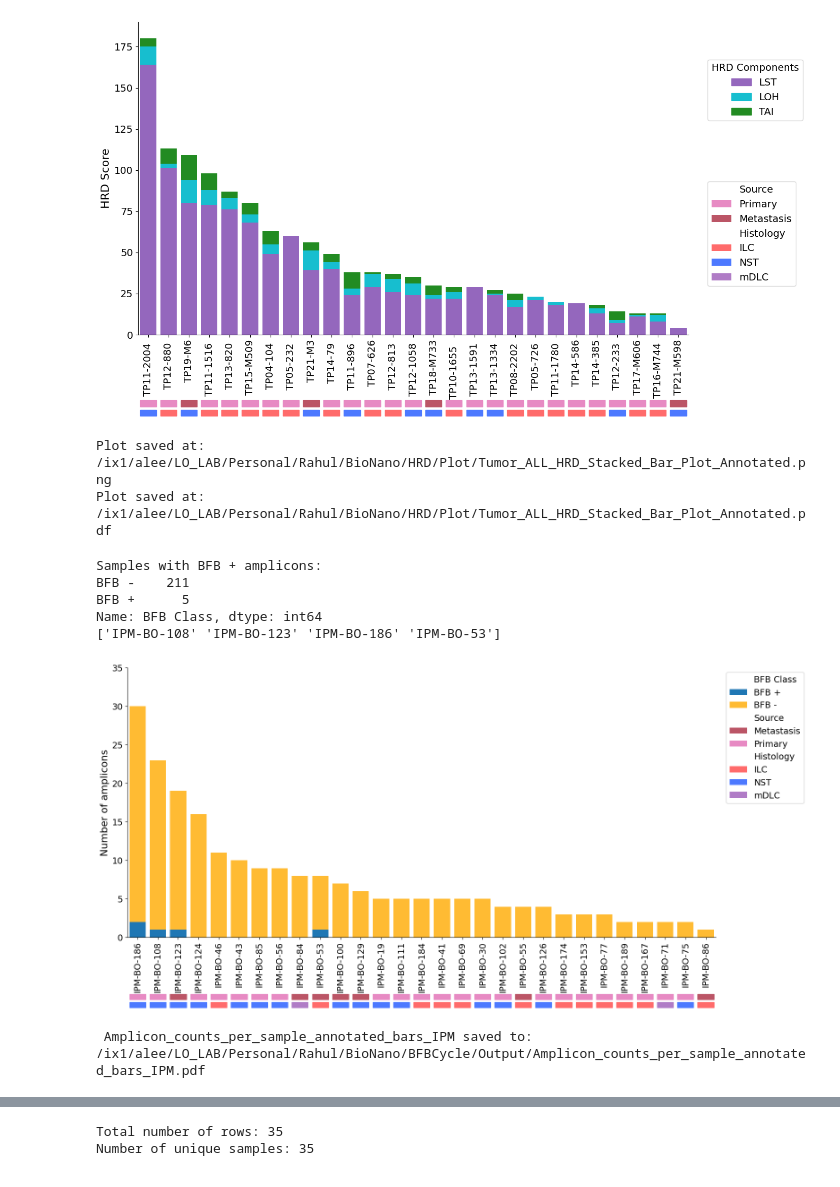
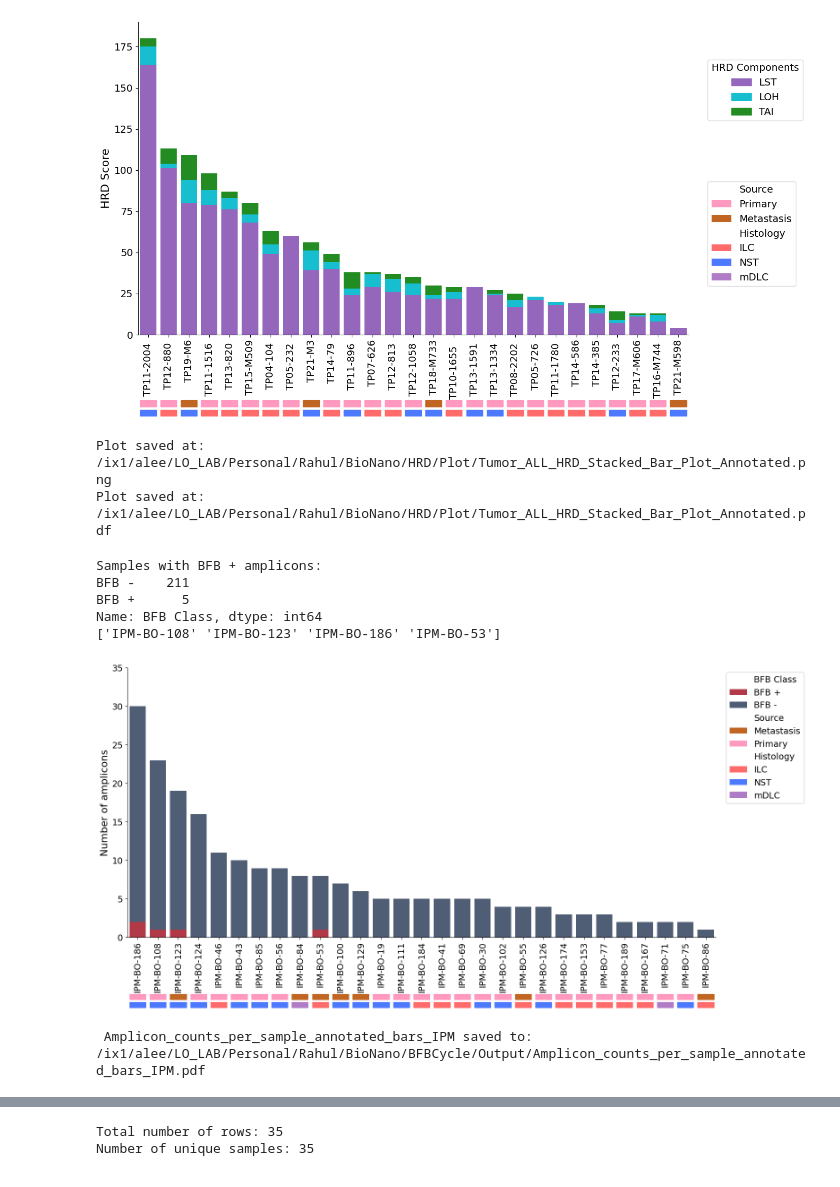
Before and after one commit to leeoesterreich/rak373, a Jupyter notebook: BioNano/Final_Figure/Figure4/Figure4.ipynb, the cells around one changed output, grey strips where cells are left out. Cells and saved outputs as stored; diff of their text form; code cells hidden in the pictures.

Commit message:
Update Final Figure 3 folder and Figure 4 notebook

```diff
--- a/BioNano/Final_Figure/Figure4/Figure4.ipynb
+++ b/BioNano/Final_Figure/Figure4/Figure4.ipynb
@@ -26,9 +26,10 @@ df = df.sort_values("Total", ascending=False).reset_index(drop=True)
 
 # Create color maps for Source and Histology
 source_colors = {
-    "Metastasis": "#BB5566",
-    "Primary": "#E78AC3"
+    "Metastasis": "#C16622",
+    "Primary": "#FF99BF"
 }
+
 
 histology_colors = {"ILC": "#FF6B6B", "NST": "#4D79FF", "mDLC": "#B07CC6"}
 
@@ -153,8 +154,8 @@ df = df.sort_values("Total", ascending=False).reset_index(drop=True)
 
 # Create color maps for Source and Histology
 source_colors = {
-    "Metastasis": "#BB5566",
-    "Primary": "#E78AC3"
+    "Metastasis": "#C16622",
+    "Primary": "#FF99BF"
 }
 
 histology_colors = {"ILC": "#FF6B6B", "NST": "#4D79FF", "mDLC": "#B07CC6"}
@@ -249,7 +250,7 @@ plt.show()
 print(f"Plot saved at: {png_file}")
 print(f"Plot saved at: {pdf_file}")
 # %% [output]
-[figure, old version]
+[figure, new version]
 Plot saved at: /ix1/alee/LO_LAB/Personal/Rahul/BioNano/HRD/Plot/Tumor_ALL_HRD_Stacked_Bar_Plot_Annotated.png
 Plot saved at: /ix1/alee/LO_LAB/Personal/Rahul/BioNano/HRD/Plot/Tumor_ALL_HRD_Stacked_Bar_Plot_Annotated.pdf
 # %%
@@ -287,8 +288,8 @@ print(bfb_positive_samples)
 
 # === Color maps ===
 source_colors = {
-    "Metastasis": "#BB5566",
-    "Primary": "#E78AC3"
+    "Metastasis": "#C16622",
+    "Primary": "#FF99BF"
 }
 
 histology_colors = {"ILC": "#FF6B6B", "NST": "#4D79FF", "mDLC": "#B07CC6"}
@@ -310,8 +311,8 @@ stacked_df = stacked_df.loc[count_df['Sample ID']]  # match sample order
 fig, ax = plt.subplots(figsize=(16, 8))
 
 bar_colors = {
-    'BFB +': '#1f77b4',  # Blue
-    'BFB -': '#ffbb33'   # Orange/Yellow
+    'BFB +': '#B23A48',
+    'BFB -': '#4F5D75'
 }
 
 bottom = None
@@ -362,34 +363,34 @@ for i, row in count_df.iterrows():
         clip_on=False
     ))
 
 # === Legend setup ===
 legend_elements = [
     Patch(facecolor='white', edgecolor='white', label='BFB Class'),
     Patch(facecolor=bar_colors['BFB +'], label='BFB +'),
     Patch(facecolor=bar_colors['BFB -'], label='BFB -'),
     Patch(facecolor='white', edgecolor='white', label='Source'),
 ] + [Patch(facecolor=color, label=label) for label, color in source_colors.items()] + [
     Patch(facecolor='white', edgecolor='white', label='Histology')
 ] + [Patch(facecolor=color, label=label) for label, color in histology_colors.items()]
 
 ax.legend(handles=legend_elements, loc='upper left', bbox_to_anchor=(1.01, 1))
 
 # === Finalize ===
 ax.set_xlim(-0.5, len(stacked_df) - 0.5)
 ax.set_ylim(0, 35)
 plt.tight_layout()
 output_path = os.path.join(output_dir, "Amplicon_counts_per_sample_annotated_bars_IPM.pdf")
 plt.savefig(output_path, dpi=300, bbox_inches='tight')
 plt.show()
 
 print(f" Amplicon_counts_per_sample_annotated_bars_IPM saved to: {output_path}")
 # %% [output]
 Samples with BFB + amplicons:
 BFB -    211
 BFB +      5
 Name: BFB Class, dtype: int64
 ['IPM-BO-108' 'IPM-BO-123' 'IPM-BO-186' 'IPM-BO-53']
-[figure, old version]
+[figure, new version]
  Amplicon_counts_per_sample_annotated_bars_IPM saved to: /ix1/alee/LO_LAB/Personal/Rahul/BioNano/BFBCycle/Output/Amplicon_counts_per_sample_annotated_bars_IPM.pdf
 # %%
 import pandas as pd
```
Also changed, not shown: parts of 2 cells of this notebook, 2 other files.
